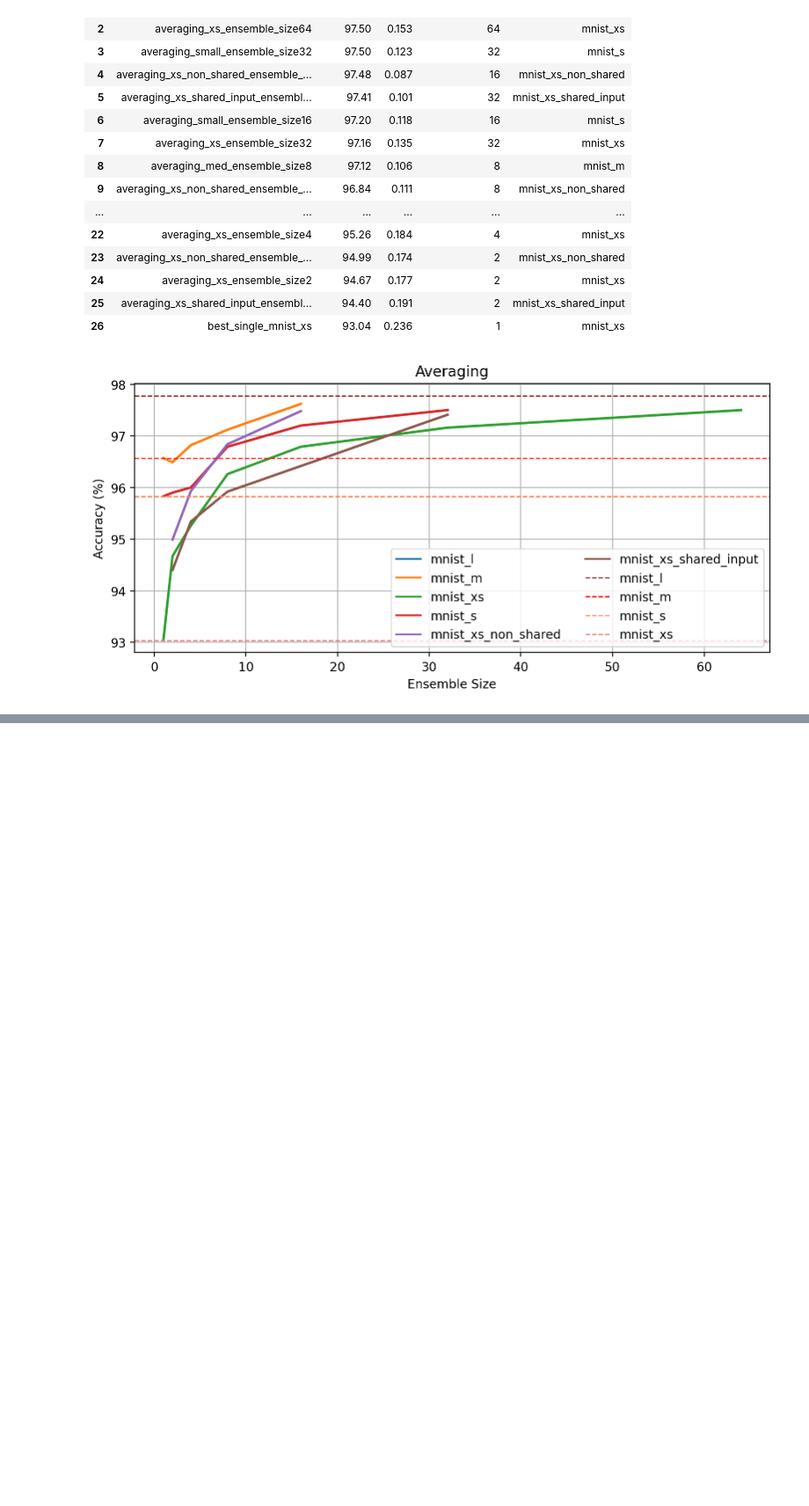
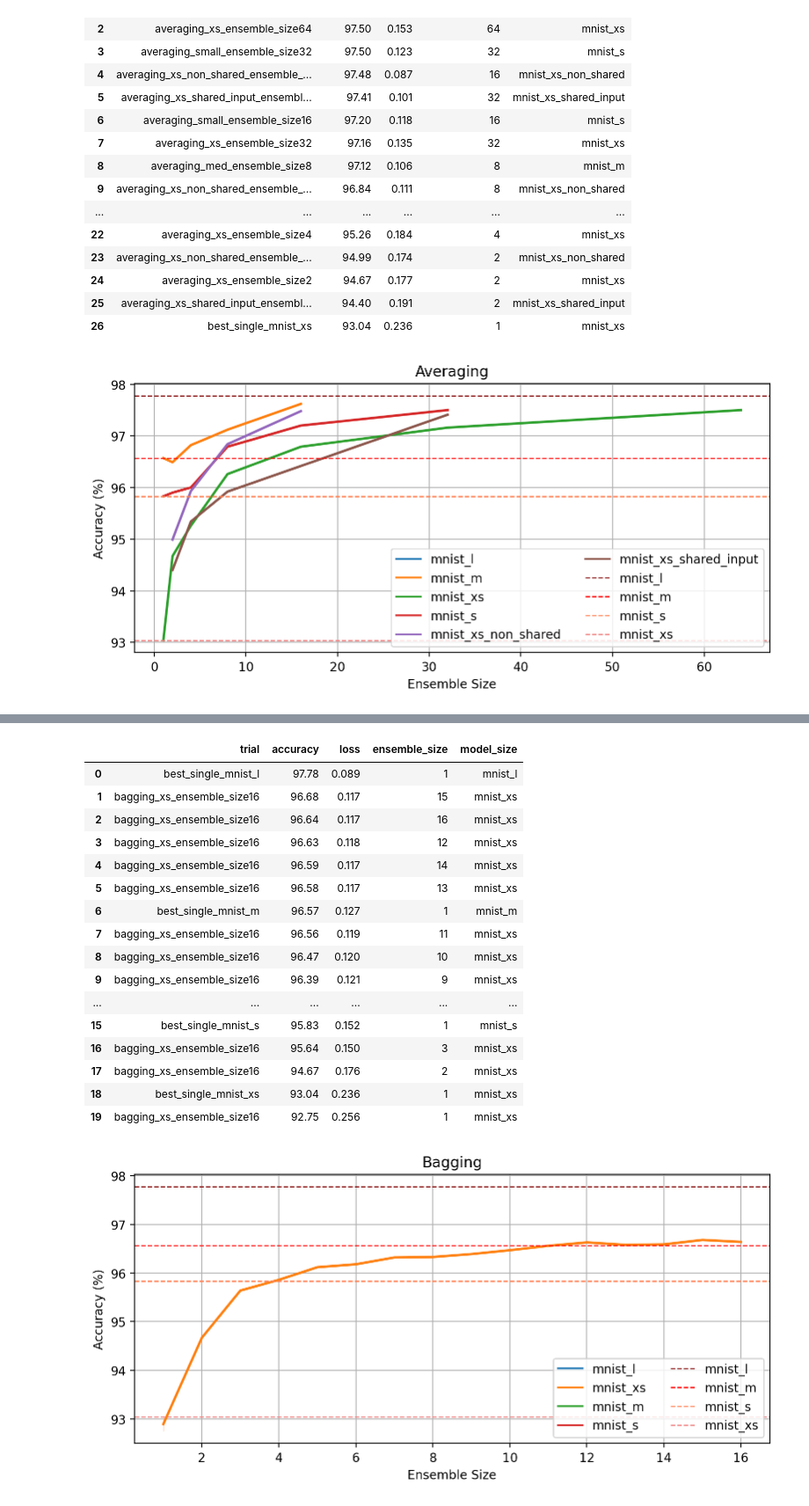
Before and after one commit to oliviaweng/logicnets, a Jupyter notebook: examples/mnist/plots/analysis.ipynb, the cells around one changed output, grey strips where cells are left out. Shown: that part at 88% size. Drawn from its saved outputs; the diff is of its cells as text; code cells hidden in the pictures; blank space fills up the shorter version.

```diff
--- a/examples/mnist/plots/analysis.ipynb
+++ b/examples/mnist/plots/analysis.ipynb
@@ -241,0 +287,7 @@ plt.savefig("averaging_acc_v_ensemble_size_lineplot.png")
+# %%
+experiment_dir = "../bagging"
+df = parse_seq_ensemble_exp(experiment_dir)
+df = add_single_model_data(df)
+df = df.sort_values("accuracy", ignore_index=True, ascending=False)
+bagging_df = df
+df
@@ -241,0 +312,48 @@ plt.savefig("averaging_acc_v_ensemble_size_lineplot.png")
+# %%
+"""
+Line plot of accuracy vs ensemble size
+"""
+# plot_df = df.loc[df["model_size"].isin(["small", "medium", "large"])]
+plot_df = df
+display(plot_df)
+fig, ax = plt.subplots(figsize=(8, 4))
+ax = sns.lineplot(
+    data=plot_df,
+    x="ensemble_size",
+    y="accuracy",
+    ax=ax,
+    hue="model_size",
+    linewidth=2,
+)
+plt.axhline(y=BEST_SINGLE_MNIST_L["accuracy"], linewidth=1, linestyle="--", color="maroon", label="mnist_l")
+plt.axhline(y=BEST_SINGLE_MNIST_M["accuracy"], linewidth=1, linestyle="--", color="red", label="mnist_m")
+plt.axhline(y=BEST_SINGLE_MNIST_S["accuracy"], linewidth=1, linestyle="--", color="coral", label="mnist_s")
+plt.axhline(y=BEST_SINGLE_MNIST_XS["accuracy"], linewidth=1, linestyle="--", color="lightcoral", label="mnist_xs")
+ax.grid()
+ax.legend(ncol=2)
+ax.set_title("Bagging")
+ax.set_ylabel("Accuracy (%)")
+ax.set_xlabel("Ensemble Size")
+# ax.set_xscale("log")
+fig.tight_layout()
+plt.savefig("bagging_acc_v_ensemble_size_lineplot.pdf")
+plt.savefig("bagging_acc_v_ensemble_size_lineplot.png")
+# %% [output]
+|  | trial | accuracy | loss | ensemble_size | model_size |
+| 0 | best_single_mnist_l | 97.78 | 0.089 | 1 | mnist_l |
+| 1 | bagging_xs_ensemble_size16 | 96.68 | 0.117 | 15 | mnist_xs |
+| 2 | bagging_xs_ensemble_size16 | 96.64 | 0.117 | 16 | mnist_xs |
+| 3 | bagging_xs_ensemble_size16 | 96.63 | 0.118 | 12 | mnist_xs |
+| 4 | bagging_xs_ensemble_size16 | 96.59 | 0.117 | 14 | mnist_xs |
+| 5 | bagging_xs_ensemble_size16 | 96.58 | 0.117 | 13 | mnist_xs |
+| 6 | best_single_mnist_m | 96.57 | 0.127 | 1 | mnist_m |
+| 7 | bagging_xs_ensemble_size16 | 96.56 | 0.119 | 11 | mnist_xs |
+| 8 | bagging_xs_ensemble_size16 | 96.47 | 0.120 | 10 | mnist_xs |
+| 9 | bagging_xs_ensemble_size16 | 96.39 | 0.121 | 9 | mnist_xs |
+| ... | ... | ... | ... | ... | ... |
+| 15 | best_single_mnist_s | 95.83 | 0.152 | 1 | mnist_s |
+| 16 | bagging_xs_ensemble_size16 | 95.64 | 0.150 | 3 | mnist_xs |
+| 17 | bagging_xs_ensemble_size16 | 94.67 | 0.176 | 2 | mnist_xs |
+| 18 | best_single_mnist_xs | 93.04 | 0.236 | 1 | mnist_xs |
+| 19 | bagging_xs_ensemble_size16 | 92.75 | 0.256 | 1 | mnist_xs |
+[figure, added]
```
Also changed, not shown: parts of 11 cells of this notebook, 28 other files.
